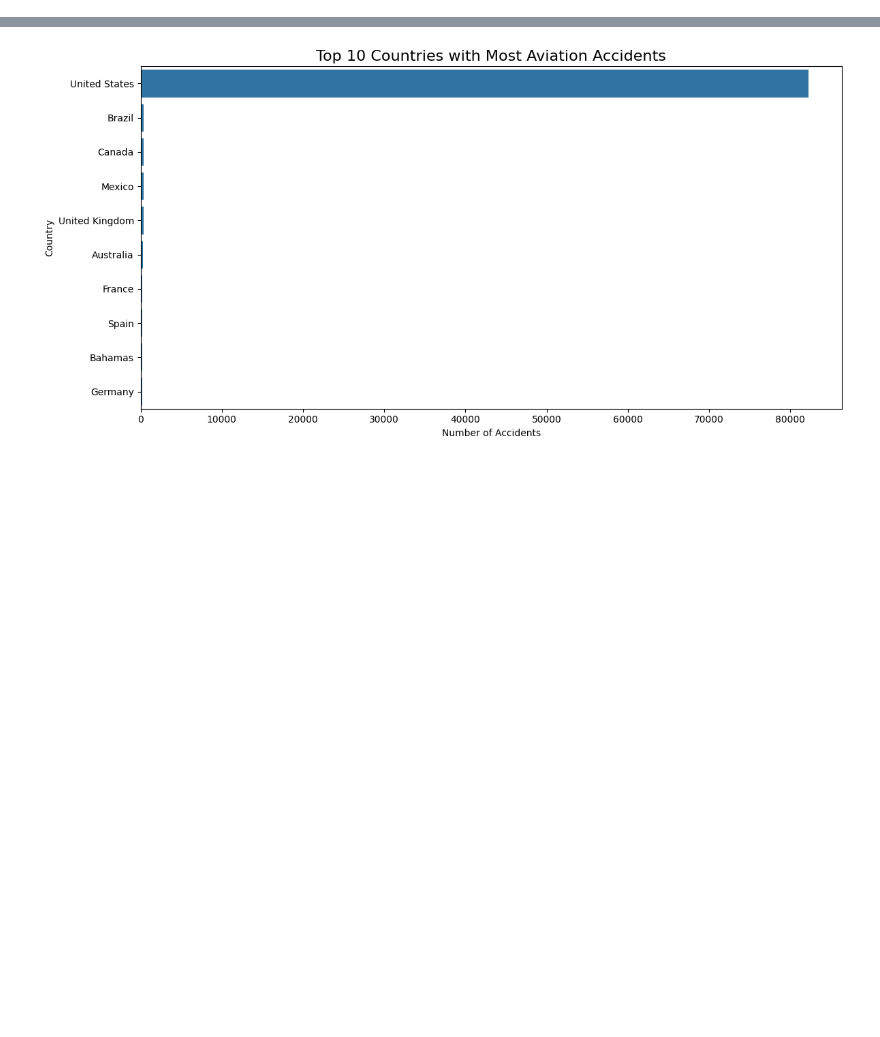
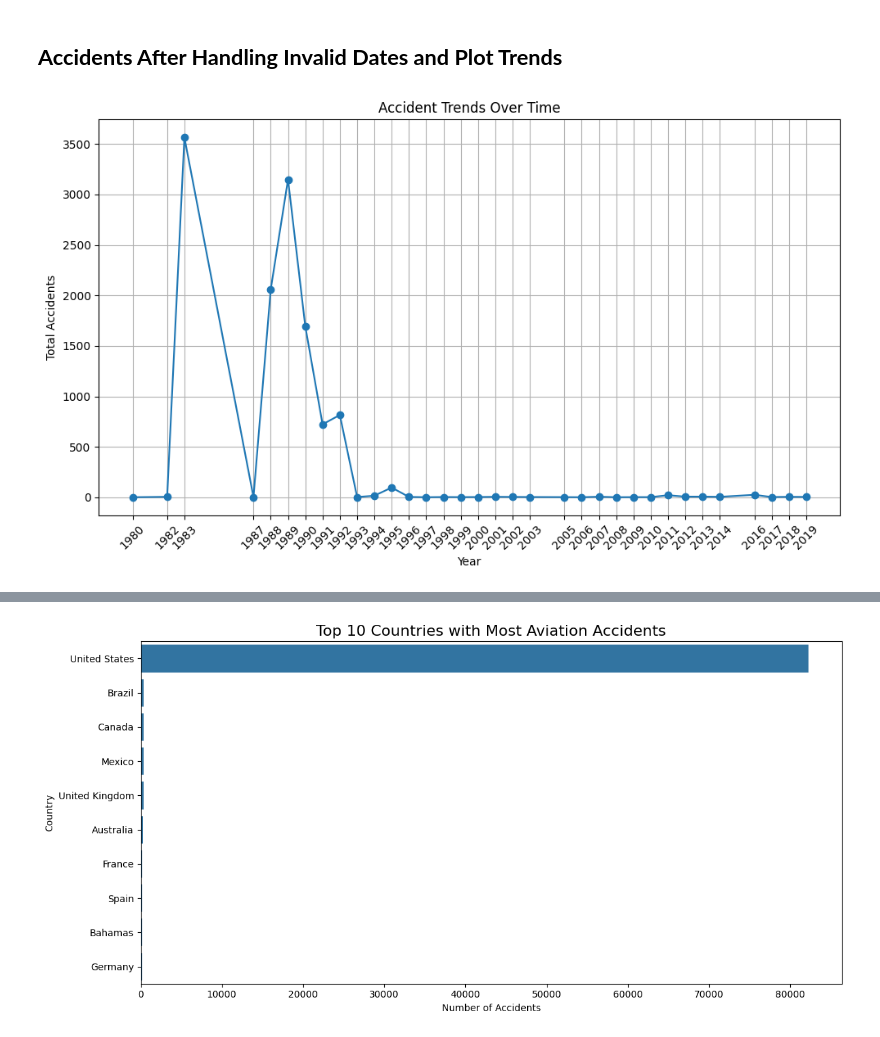
Before and after one commit to KeithKimani/Phase-1-Project, a Jupyter notebook: Student.ipynb, the cells around one changed output, grey strips where cells are left out. Saved outputs shown, nothing was run; the diff lists cells and outputs as text; code cells hidden in the pictures; blank space fills up the shorter version.

```diff
--- a/Student.ipynb
+++ b/Student.ipynb
@@ -136,0 +415,38 @@ This line chart illustrates how the causes of accidents have changed over the ye
+# %%
+# Convert 'Publication.Date' to string type before applying string methods
+
+aviation_data['Publication.Date'] = aviation_data['Publication.Date'].astype(str)
+# %%
+# Replace specific formatting issues
+
+aviation_data['Publication.Date'] = aviation_data['Publication.Date'].str.replace('/', '-', regex=False)
+# %%
+# Convert 'Publication.Date' back to datetime
+
+aviation_data['Publication.Date'] = pd.to_datetime(aviation_data['Publication.Date'], errors='coerce')
+# %% [markdown]
+## **Accidents After Handling Invalid Dates and Plot Trends**
+# %%
+# Group by year and count accidents again after handling invalid dates
+
+accidents_per_year = aviation_data.groupby(aviation_data['Publication.Date']
+                                           .dt.year).size().reset_index(name='Total Accidents')
+# %%
+# Import the matplotlib library
+import matplotlib.pyplot as plt
+
+# Plotting the trend
+plt.figure(figsize=(10, 6))
+
+plt.plot(accidents_per_year['Publication.Date'], accidents_per_year['Total Accidents'], marker='o')
+ # Use 'Total Accidents'
+
+plt.title('Accident Trends Over Time')
+plt.xlabel('Year')
+plt.ylabel('Total Accidents')
+plt.xticks(accidents_per_year['Publication.Date'], rotation=45)
+plt.grid()
+plt.tight_layout()
+plt.show()
+# %% [output]
+[figure, added]
```
Also changed, not shown: parts of 91 cells of this notebook.
